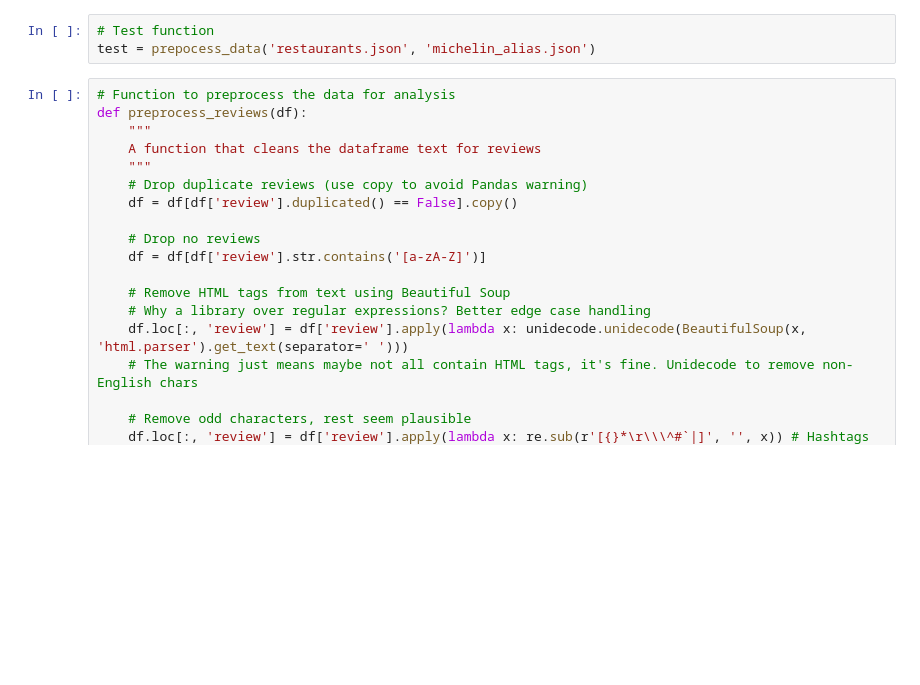
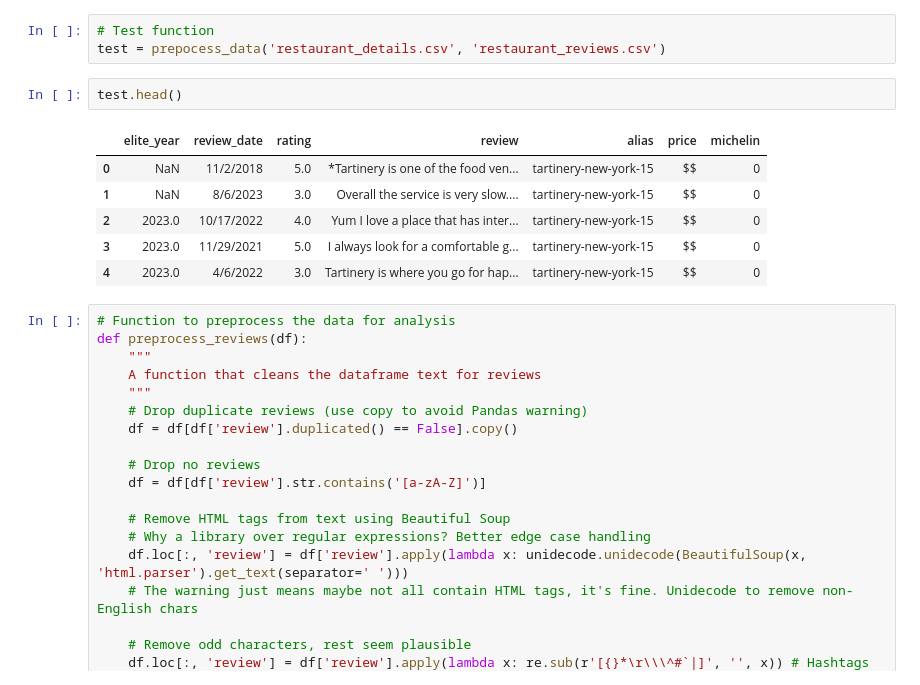
Before and after one commit to mabdullah-nyu/DSGA-1007-Project, a Jupyter notebook: analysis_func.ipynb, the cells around one changed output. Drawn from its saved outputs; the diff is of its cells as text; blank space fills up the shorter version.

```diff
--- a/analysis_func.ipynb
+++ b/analysis_func.ipynb
@@ -78,6 +46,15 @@ def prepocess_data(rest_info, michelin_keys):
 # %%
 # Test function
-test = prepocess_data('restaurants.json', 'michelin_alias.json')
+test = prepocess_data('restaurant_details.csv', 'restaurant_reviews.csv')
+# %%
+test.head()
+# %% [output]
+|  | elite_year | review_date | rating | review | alias | price | michelin |
+| 0 | NaN | 11/2/2018 | 5.0 | *Tartinery is one of the food ven... | tartinery-new-york-15 | $$ | 0 |
+| 1 | NaN | 8/6/2023 | 3.0 | Overall the service is very slow.... | tartinery-new-york-15 | $$ | 0 |
+| 2 | 2023.0 | 10/17/2022 | 4.0 | Yum I love a place that has inter... | tartinery-new-york-15 | $$ | 0 |
+| 3 | 2023.0 | 11/29/2021 | 5.0 | I always look for a comfortable g... | tartinery-new-york-15 | $$ | 0 |
+| 4 | 2023.0 | 4/6/2022 | 3.0 | Tartinery is where you go for hap... | tartinery-new-york-15 | $$ | 0 |
 # %%
 # Function to preprocess the data for analysis
 def preprocess_reviews(df):
```
Also changed, not shown: parts of 12 cells of this notebook.
